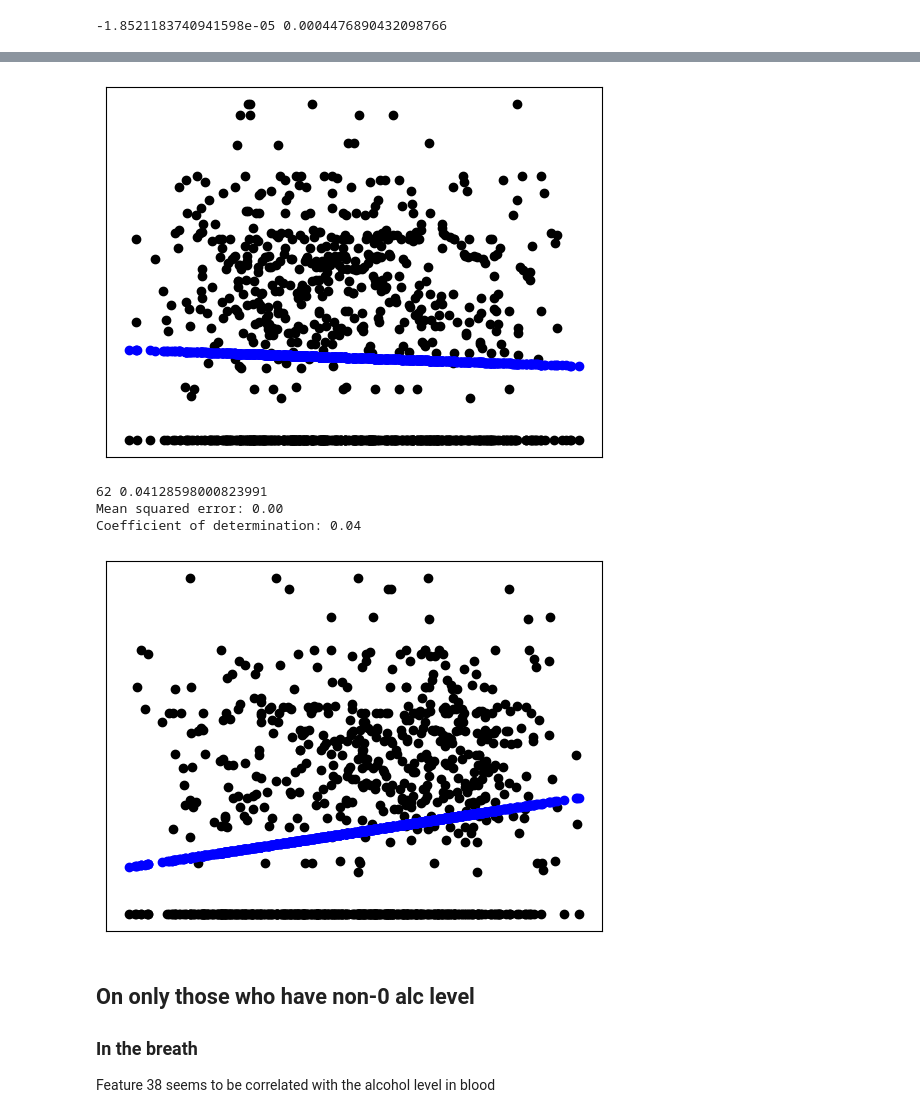
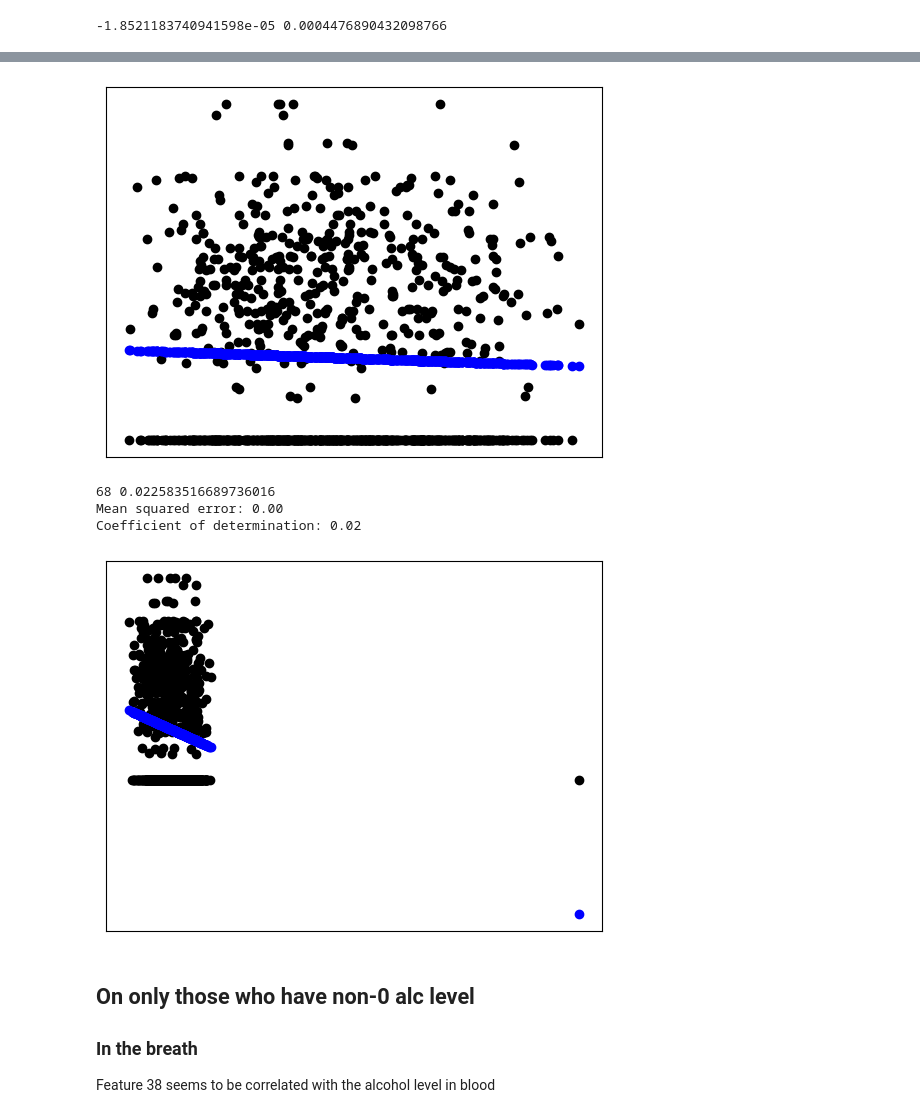
Before and after one commit to katja-kolos/intoxicat, a Jupyter notebook: baselines/baseline experiments balanced data 50_50-norm.ipynb, the cells around one changed output, grey strips where cells are left out. Drawn from its saved outputs; the diff is of its cells as text; code cells hidden in the pictures.

Commit message:
baselines: full, 50-50, 50-50 norm, all results on validate

```diff
--- a/baselines/baseline experiments balanced data 50_50-norm.ipynb
+++ b/baselines/baseline experiments balanced data 50_50-norm.ipynb
@@ -264,9 +264,9 @@ def features_to_vec(feature_dict, i=0):
     return out_vector
 
 X_train = train['features'].apply(lambda x: features_to_vec(x, i=1)).tolist()
-X_test = test['features'].apply(lambda x: features_to_vec(x, i=1)).tolist()
+X_test = valid['features'].apply(lambda x: features_to_vec(x, i=1)).tolist()
 y_train = train['breath alcohol concentration']
-y_test = test['breath alcohol concentration']
+y_test = valid['breath alcohol concentration']
 linmodel.fit(X_train, y_train)
 # %% [output]
 LinearRegression()
@@ -299,7 +299,7 @@ plt.yticks(())
 
 plt.show()
 # %% [output]
-[figure, old version]
+[figure, new version]
 # %%
 #Find the feature that produces the best results (the best r2_score)
 r2_score_max = -1
@@ -307,9 +307,9 @@ i_max = 0
 for i in range(len(train['features'][0].keys())):
     linmodel = linear_model.LinearRegression(fit_intercept=True)
     X_train = train['features'].apply(lambda x: features_to_vec(x, i=i)).tolist()
-    X_test = test['features'].apply(lambda x: features_to_vec(x, i=i)).tolist()
+    X_test = valid['features'].apply(lambda x: features_to_vec(x, i=i)).tolist()
     y_train = train['breath alcohol concentration']
-    y_test = test['breath alcohol concentration']
+    y_test = valid['breath alcohol concentration']
     linmodel.fit(X_train, y_train)
     y_pred = linmodel.predict(X_test)
     r2_score_cur = r2_score(y_test, y_pred)
@@ -319,27 +319,27 @@ for i in range(len(train['features'][0].keys())):
 # %%
 print(i_max, r2_score_max)
 
 linmodel = linear_model.LinearRegression(fit_intercept=True)
 X_train = train['features'].apply(lambda x: features_to_vec(x, i=i_max)).tolist()
-X_test = test['features'].apply(lambda x: features_to_vec(x, i=i_max)).tolist()
+X_test = valid['features'].apply(lambda x: features_to_vec(x, i=i_max)).tolist()
 y_train = train['breath alcohol concentration']
-y_test = test['breath alcohol concentration']
+y_test = valid['breath alcohol concentration']
 linmodel.fit(X_train, y_train)
 y_pred = linmodel.predict(X_test)
 print("Mean squared error: %.2f" % mean_squared_error(y_test, y_pred))
 # The coefficient of determination: 1 is perfect prediction
 print("Coefficient of determination: %.2f" % r2_score(y_test, y_pred))
 plt.scatter(X_test, y_test, color="black")
 plt.scatter(X_test, y_pred, color="blue")
 plt.xticks(())
 plt.yticks(())
 
 plt.show()
 # %% [output]
-62 0.04128598000823991
+68 0.022583516689736016
 Mean squared error: 0.00
-Coefficient of determination: 0.04
+Coefficient of determination: 0.02
-[figure, old version]
+[figure, new version]
 # %% [markdown]
 ## On only those who have non-0 alc level
 ### In the breath
```
Also changed, not shown: parts of 14 cells of this notebook, 2 other files.
